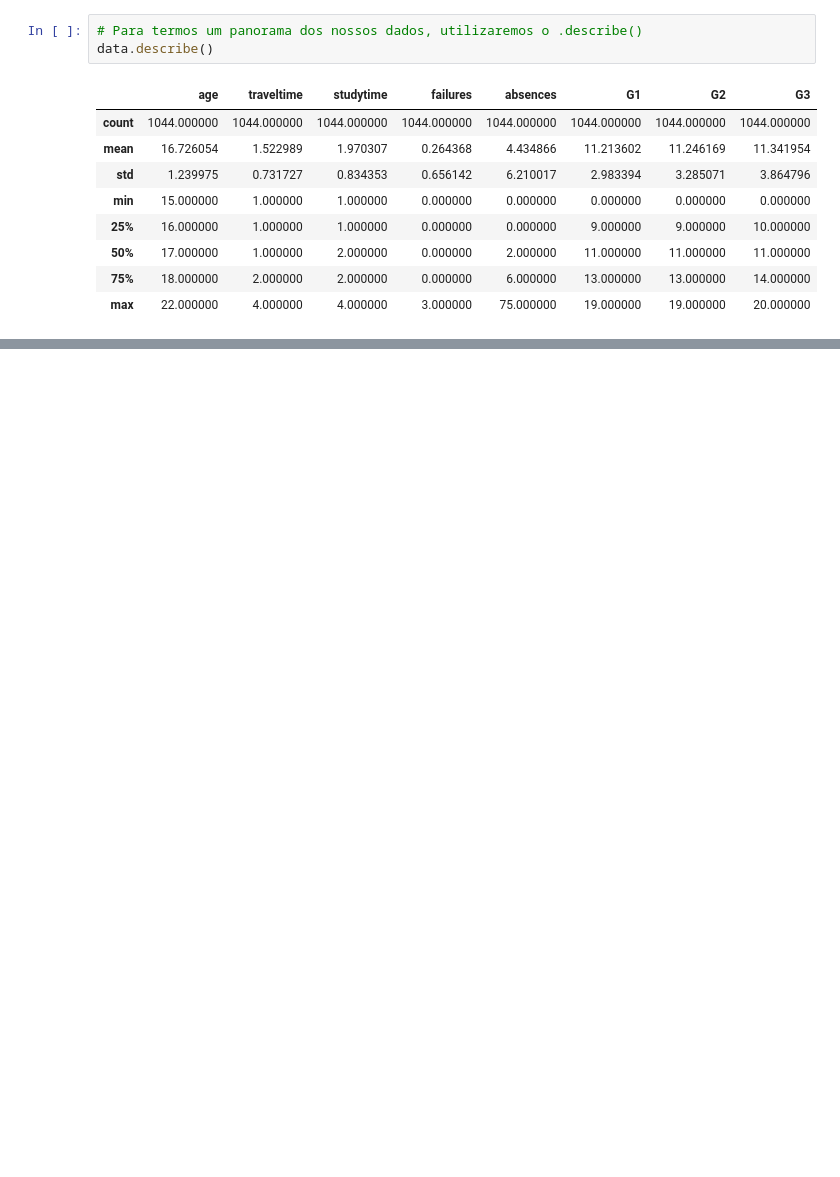
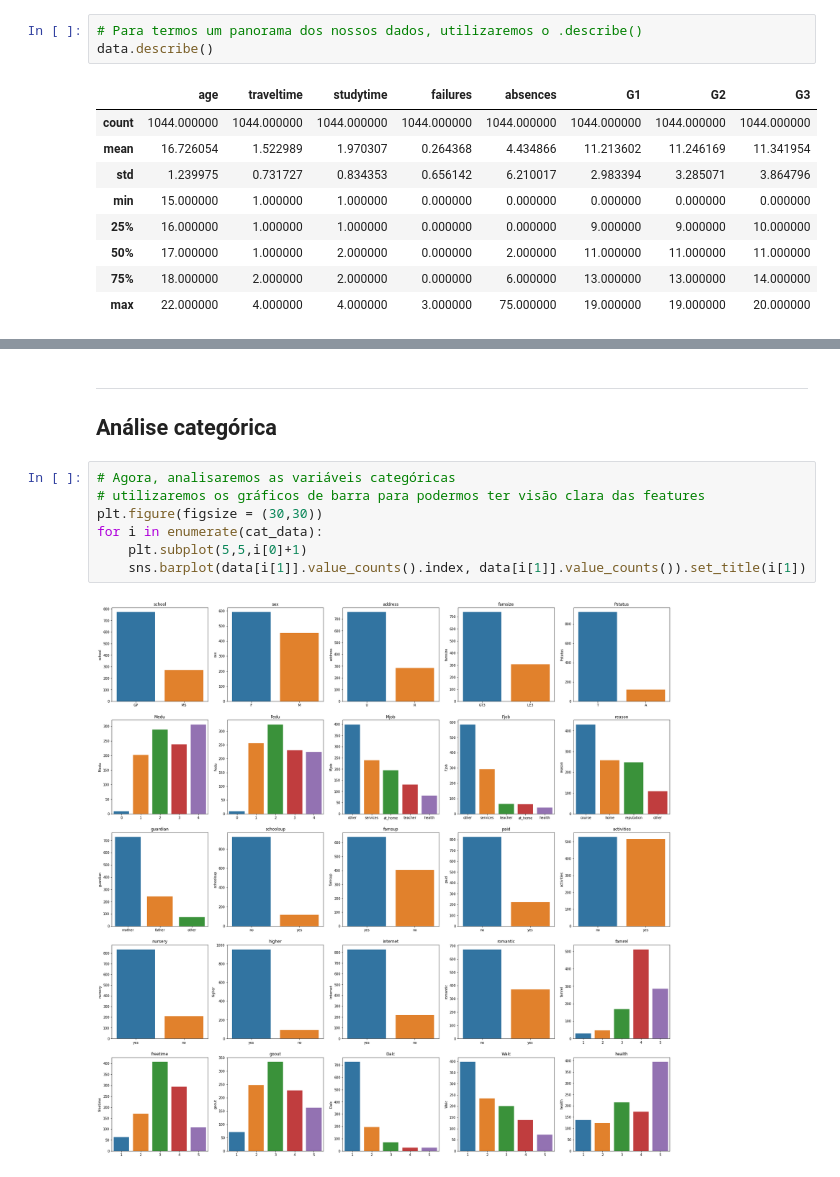
Before and after one commit to Lahiry/C.R.I.N.G.E.Y., a Jupyter notebook: Projeto2.ipynb, the cells around one changed output, grey strips where cells are left out. Cells and saved outputs as stored; diff of their text form; blank space fills up the shorter version.

Commit message:
análise exploratória quase pronta

```diff
--- a/Projeto2.ipynb
+++ b/Projeto2.ipynb
@@ -176,0 +229,12 @@ for column in num_data:
+# %% [markdown]
+___
+## Análise categórica
+# %%
+# Agora, analisaremos as variáveis categóricas
+# utilizaremos os gráficos de barra para podermos ter visão clara das features
+plt.figure(figsize = (30,30))
+for i in enumerate(cat_data):
+    plt.subplot(5,5,i[0]+1)
+    sns.barplot(data[i[1]].value_counts().index, data[i[1]].value_counts()).set_title(i[1])
+# %% [output]
+[figure, added]
```
Also changed, not shown: parts of 8 cells of this notebook.
